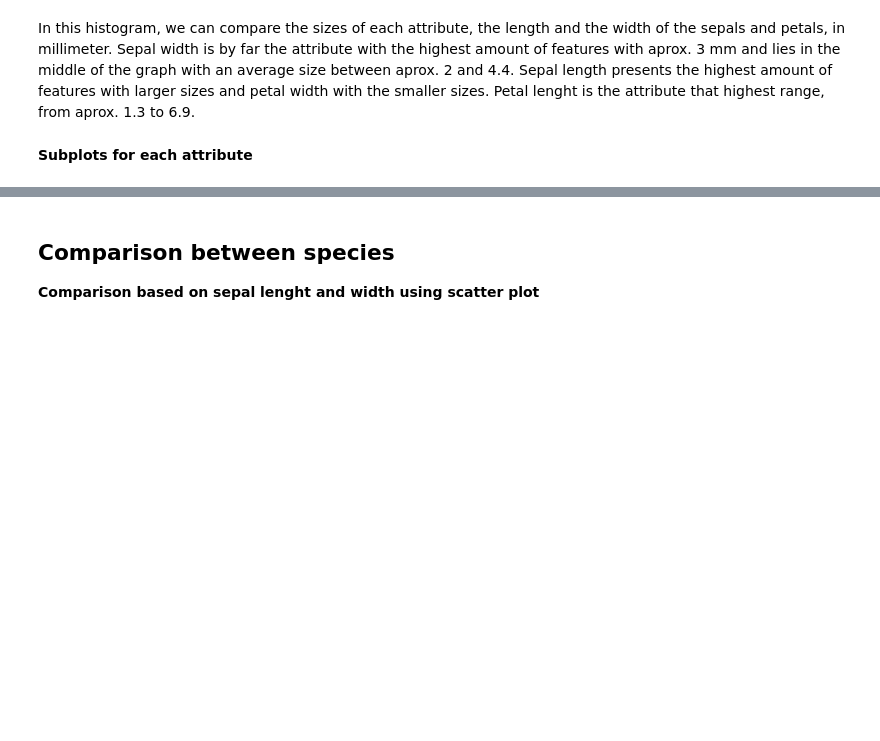
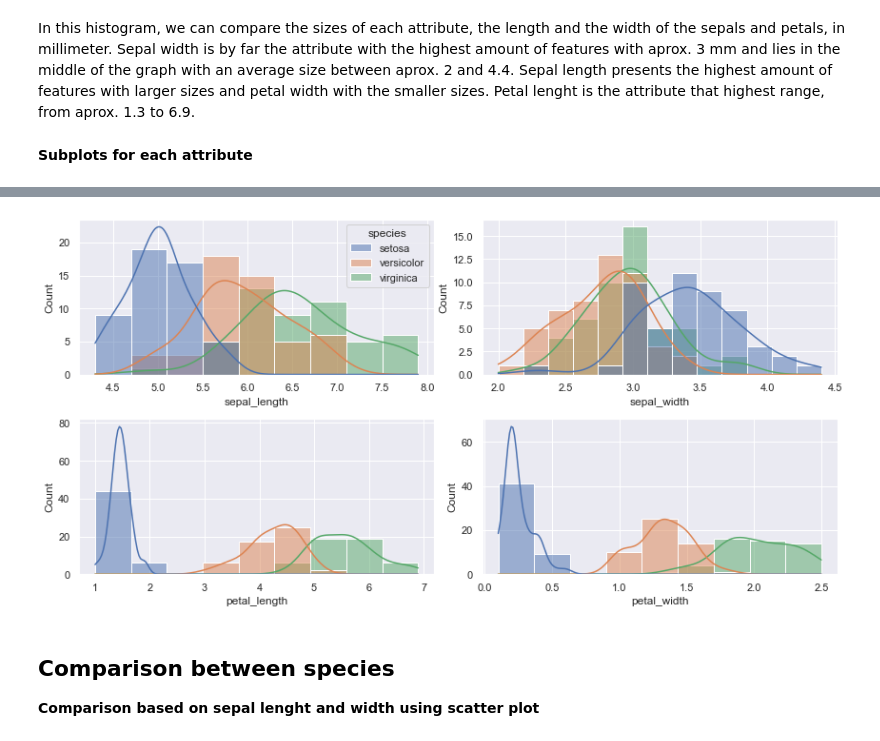
Before and after one commit to LaisColetta/pands_project, a Jupyter notebook: analysis.ipynb, the cells around one changed output, grey strips where cells are left out. Saved outputs shown, nothing was run; the diff lists cells and outputs as text; code cells hidden in the pictures; blank space fills up the shorter version.

```diff
--- a/analysis.ipynb
+++ b/analysis.ipynb
@@ -123,3 +131,17 @@ Creating four subplots, it is easier to see how the data is distributes between
+# %%
+#spicy.stats is a sub-package used for probability and statistical operations
+from scipy.stats import norm
+sns.set()
+iris = sns.load_dataset('iris')
+# make the 'species' column categorical to fix the order
+iris['species'] = pd.Categorical(iris['species'])
+
+fig, axs = plt.subplots(2, 2, figsize=(12, 6))
+for col, ax in zip(iris.columns[:4], axs.flat):
+    sns.histplot(data=iris, x=col, kde=True, hue='species', common_norm=False, legend=ax==axs[0,0], ax=ax)
+plt.tight_layout()
+# %% [output]
+[figure, added]
 # %% [markdown]
 ## Comparison between species
 
```
Also changed, not shown: parts of 14 cells of this notebook, 3 other files.
